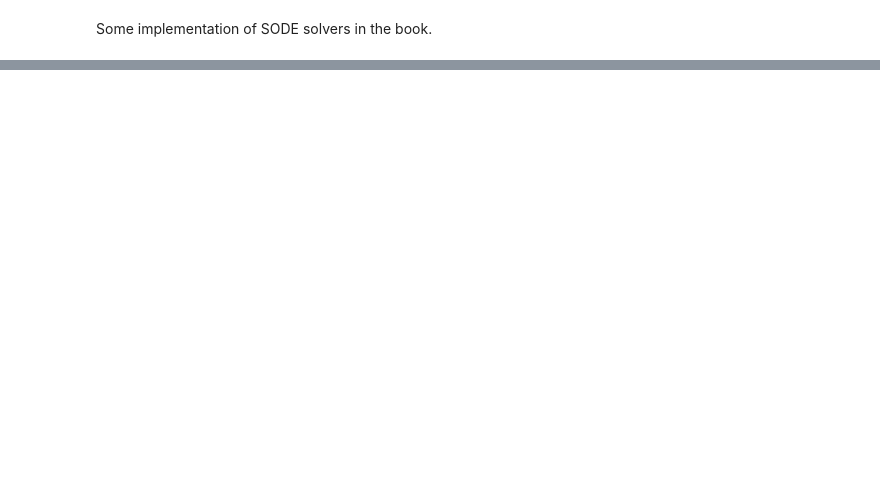
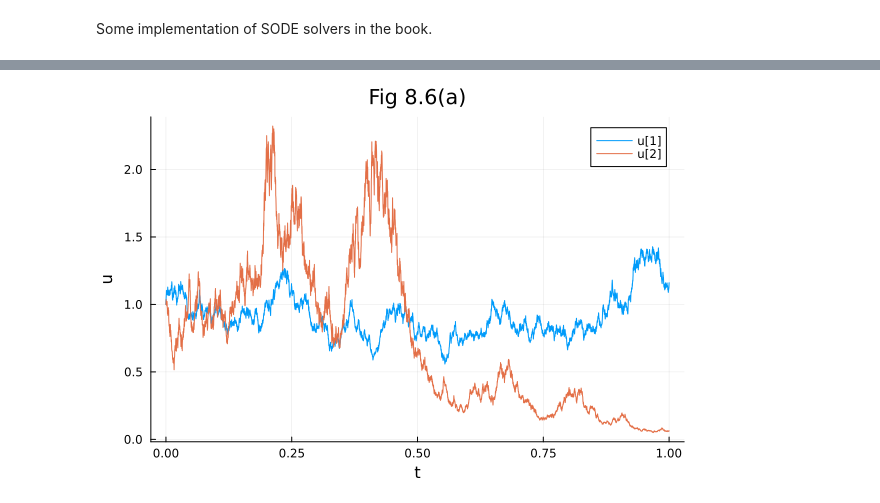
Before and after one commit to jaime-varela/stochastic_pdes, a Jupyter notebook: sode_solver_usage.ipynb, the cells around one changed output, grey strips where cells are left out. Cells and saved outputs as stored; diff of their text form; code cells hidden in the pictures; blank space fills up the shorter version.

```diff
--- a/sode_solver_usage.ipynb
+++ b/sode_solver_usage.ipynb
@@ -25,0 +26,18 @@ title!("Duffing-van der Pol λ=$λ ,α=$α , σ=$σ")
+# %%
+d = 2; m = 2;
+A = [1 0; 0 -1]
+sigma = [1, 2]
+T = 1; N = 5000; u0 = [1, 1]
+
+t, u = MilsteinDiag(u0, T, N, d, m,
+    u -> A * u,
+    u -> sigma .* u,
+    u -> sigma)
+
+plot(t, u[1, :], label="u[1]")
+plot!(t, u[2, :], label="u[2]")
+xlabel!("t")
+ylabel!("u")
+title!("Fig 8.6(a)")
+# %% [output]
+[figure, added]
```
Also changed, not shown: parts of 1 cell of this notebook, 1 other file.
